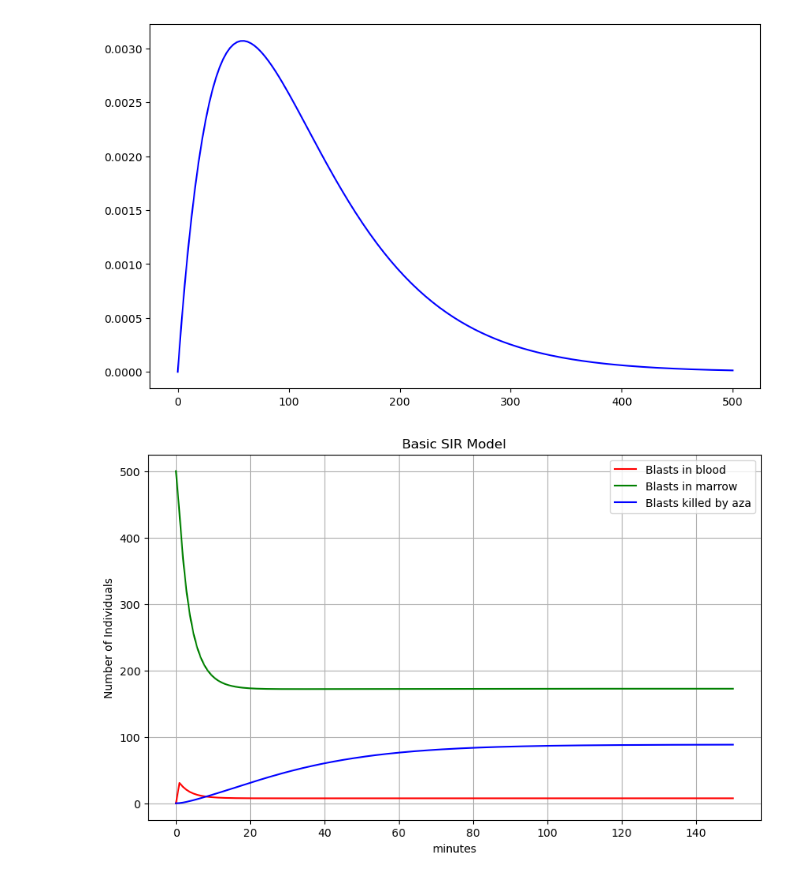
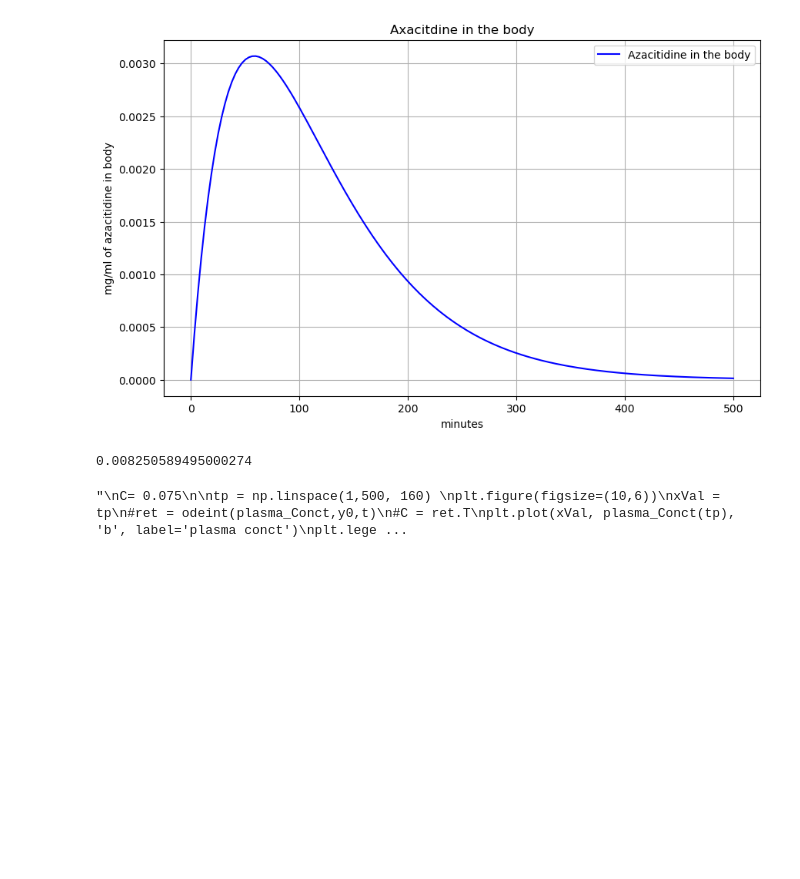
Before and after one commit to humdCoding/Rp4, a Jupyter notebook: NewModel_Oral.ipynb, the cells around one changed output. Saved outputs shown, nothing was run; the diff lists cells and outputs as text; code cells hidden in the pictures; blank space fills up the shorter version.

```diff
--- a/NewModel_Oral.ipynb
+++ b/NewModel_Oral.ipynb
@@ -67,51 +1,88 @@ plt.show()
 # %%
+import numpy as np
+from scipy import integrate
+from scipy.integrate import odeint
+import matplotlib.pyplot as plt
 def Aza_Effect(y,t,c1 = 0.1, c2 =0.1,p1 = 0.1,a1 = 0.875, d2 = 2.3):
     gut,out,Xl1, Xl2,Dead = y
     '''
         F = fraction absorbed by the body, bioavailability ~11% for oral dose
-        ka = the first oder absorption rate constan, 0.0173/min which was converted from 1.04/hr
-        D0 = dose of the drug, 0.075
+        ka = the first order absorption rate constant, 0.0173/min which was converted from 1.04/hr
+        D0 = dose of the drug, 0.075 g
         k = rate constant of elimination  = ln(2)/halflife -> ln(2)/41mins = 0.0169
+        C = volume of distribution, proportionality constant that relates the total amount of drug in the body to
+        plasma concentration at a single time.
     '''
     F = 0.11
     ka = 0.0173
     D0 = 0.075
     k = 0.0169
     # rate of change in gut?  = rate of absorption - rate of elimination
     dgutdt =  F*ka*D0*np.exp(-ka*t) - k*gut
     doutdt = gut*np.exp(-((t-30)**2)/(2*np.exp(2)))
     klc = 1/(1+c2*Xl2) #the suppressive influence from nuetrophils and blasts in the blood
-    dXl1dt = (2*a1*klc - 1 - gut)*Xl1*p1 #change in leukemia cells in bone marrow
+    dXl1dt = (2*a1*klc -1 - gut)*Xl1*p1 #change in leukemia cells in bone marrow
     dXl2dt = 2*(1-a1*klc)*p1*Xl1 - (d2*Xl2)
     dXDeaddt = gut*Xl1
     #dgutdt = 0.075*np.exp(-0.023*t)
     return [dgutdt,doutdt,dXl1dt,dXl2dt, dXDeaddt]
 #function that starts at zero, goes to 1 by t= 30 and then back down to 0 as t = 60. Does so relative to its amount
 
+def plasma_Conct(t):
+
+    F = 0.11
+    ka = 0.0173
+    D0 = 0.075
+    k = 0.0169
+    C = 110
+    #this is the equation for the integral of the formula for amount of azacitidine in the body at a given time.
+    #this gives the concentration of the drug in the plasma at any given time.
+    #Cp = (np.exp(-k*t)-np.exp(-ka*t))*(F*ka*D0)/(C*(ka-k))
+    Cp = (np.exp(-k*t)-np.exp(-ka*t))*(F*ka*D0)/(C*(ka-k))
+    return Cp
+
 Gut =0
 out = 0
-Xl1 =500
+N=1000
+Xl1 =1000
 Xl2 = 0
 Dead = 0
 t = np.linspace(0,500, 160)
 y0 = Gut,out,Xl1, Xl2,Dead
 ret = odeint(Aza_Effect,y0,t)
 Gut,out,Xl1, Xl2,Dead = ret.T
 plt.figure(figsize=(10, 6))
-plt.plot(t, Gut, 'b', label='Azacitidine concentation in the plasma')
+plt.plot(t, Gut, 'b', label='Azacitidine in the body')
 #plt.plot(t, out, 'r', label='Azacitidine')
 #plt.plot(t, Xl2, 'r', label='Blast blood')
-tb = np.linspace(0,150, 160)
-plt.figure(figsize=(10, 6))
-plt.plot(tb, Xl2, 'r', label='Blasts in blood')
-plt.plot(tb, Xl1, 'g', label='Blasts in marrow')
-plt.plot(tb, Dead, 'b', label='Blasts killed by aza')
-plt.title('Basic SIR Model')
+tb = np.linspace(0,500, 160)
+
+plt.title('Axacitdine in the body')
 plt.xlabel('minutes')
-plt.ylabel('Number of Individuals')
+plt.ylabel('mg/ml of azacitidine in body')
 plt.legend()
 plt.grid(True)
 plt.show()
+
+print (integrate.trapezoid(Aza_Effect(y0,t)[0], t))
+'''
+C= 0.075
+
+tp = np.linspace(1,500, 160)
+plt.figure(figsize=(10,6))
+xVal = tp
+#ret = odeint(plasma_Conct,y0,t)
+#C = ret.T
+plt.plot(xVal, plasma_Conct(tp), 'b', label='plasma conct')
+plt.legend()
+plt.grid(True)
+plt.show()
+'''
+#plt.figure(figsize=(10, 6))
+#plt.plot(tb, Xl2, 'r', label='Blasts in blood')
+#plt.plot(tb, Xl1, 'g', label='Blasts in marrow')
+#plt.plot(tb, Dead, 'b', label='Blasts killed by aza')
 # %% [output]
-[figure, old version]
+[figure, new version]
-[figure, removed]
+0.008250589495000274
+"\nC= 0.075\n\ntp = np.linspace(1,500, 160) \nplt.figure(figsize=(10,6))\nxVal = tp\n#ret = odeint(plasma_Conct,y0,t)\n#C = ret.T\nplt.plot(xVal, plasma_Conct(tp), 'b', label='plasma conct')\nplt.lege ...
```
Also changed, not shown: parts of 3 cells of this notebook.
